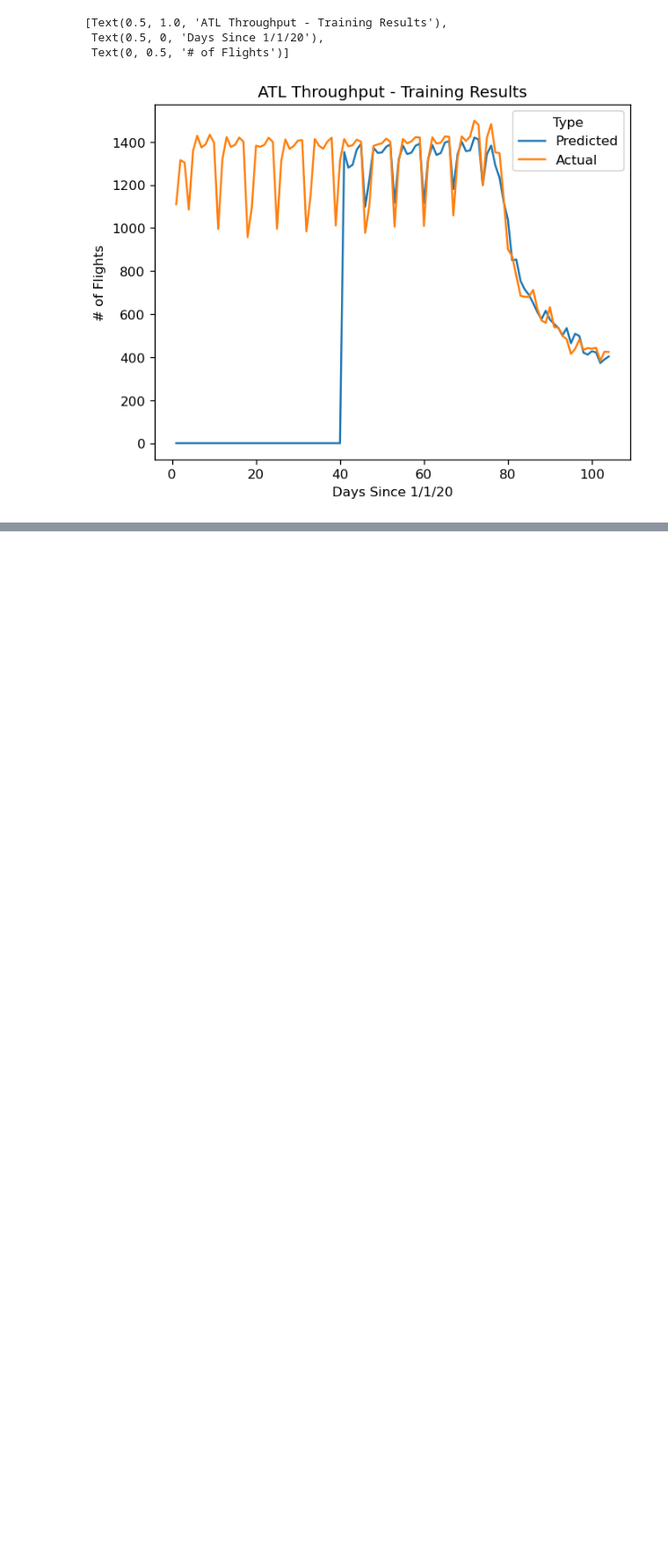
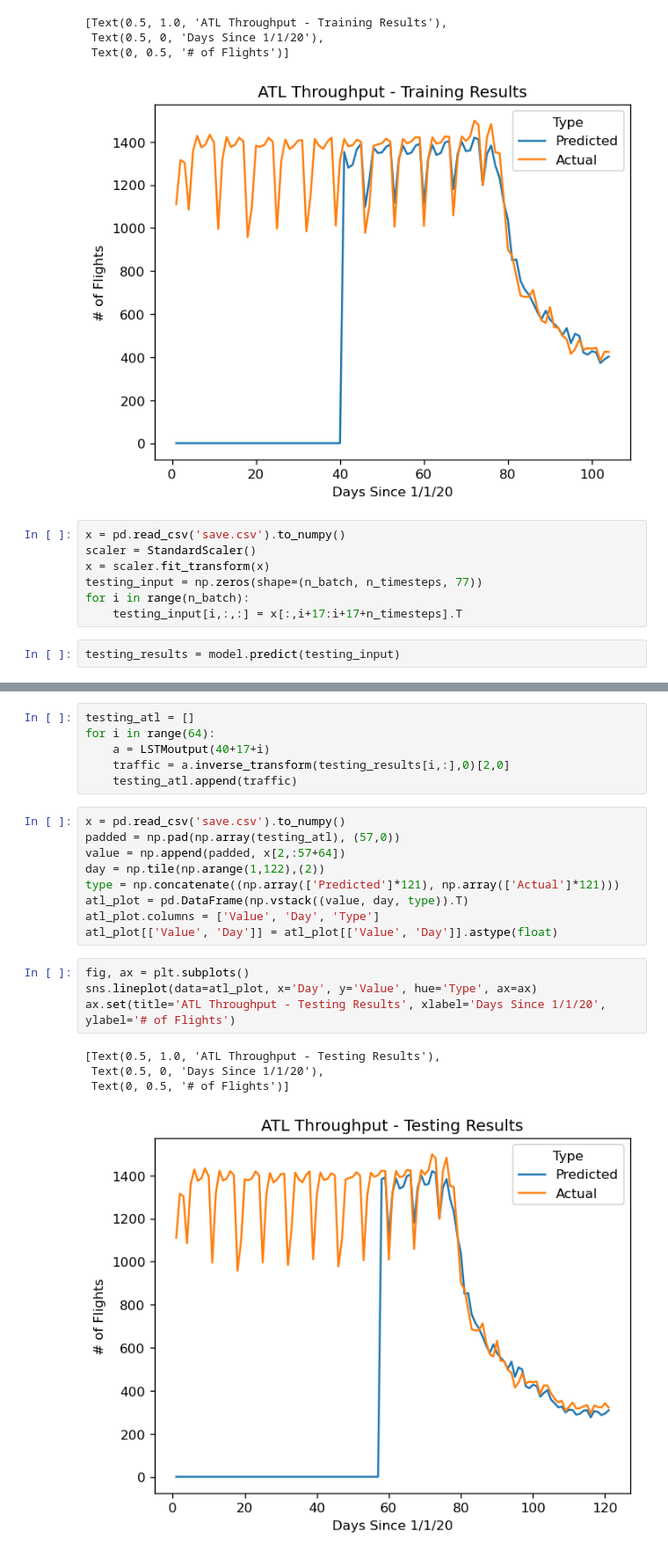
Before and after one commit to microsoft/StemGNN, a Jupyter notebook: new_model/m.ipynb, the cells around one changed output, grey strips where cells are left out. Shown: that part at 88% size. Drawn from its saved outputs; the diff is of its cells as text; blank space fills up the shorter version.

Commit message:
testing results

```diff
--- a/new_model/m.ipynb
+++ b/new_model/m.ipynb
@@ -134,3 +133,12 @@ ax.set(title='ATL Throughput - Training Results', xlabel='Days Since 1/1/20', yl
  Text(0.5, 0, 'Days Since 1/1/20'),
  Text(0, 0.5, '# of Flights')]
 [figure]
+# %%
+x = pd.read_csv('save.csv').to_numpy()
+scaler = StandardScaler()
+x = scaler.fit_transform(x)
+testing_input = np.zeros(shape=(n_batch, n_timesteps, 77))
+for i in range(n_batch):
+    testing_input[i,:,:] = x[:,i+17:i+17+n_timesteps].T
+# %%
+testing_results = model.predict(testing_input)
@@ -136,0 +147,24 @@ ax.set(title='ATL Throughput - Training Results', xlabel='Days Since 1/1/20', yl
+# %%
+testing_atl = []
+for i in range(64):
+    a = LSTMoutput(40+17+i)
+    traffic = a.inverse_transform(testing_results[i,:],0)[2,0]
+    testing_atl.append(traffic)
+# %%
+x = pd.read_csv('save.csv').to_numpy()
+padded = np.pad(np.array(testing_atl), (57,0))
+value = np.append(padded, x[2,:57+64])
+day = np.tile(np.arange(1,122),(2))
+type = np.concatenate((np.array(['Predicted']*121), np.array(['Actual']*121)))
+atl_plot = pd.DataFrame(np.vstack((value, day, type)).T)
+atl_plot.columns = ['Value', 'Day', 'Type']
+atl_plot[['Value', 'Day']] = atl_plot[['Value', 'Day']].astype(float)
+# %%
+fig, ax = plt.subplots()
+sns.lineplot(data=atl_plot, x='Day', y='Value', hue='Type', ax=ax)
+ax.set(title='ATL Throughput - Testing Results', xlabel='Days Since 1/1/20', ylabel='# of Flights')
+# %% [output]
+[Text(0.5, 1.0, 'ATL Throughput - Testing Results'),
+ Text(0.5, 0, 'Days Since 1/1/20'),
+ Text(0, 0.5, '# of Flights')]
+[figure, added]
```
Also changed, not shown: parts of 2 cells of this notebook.
